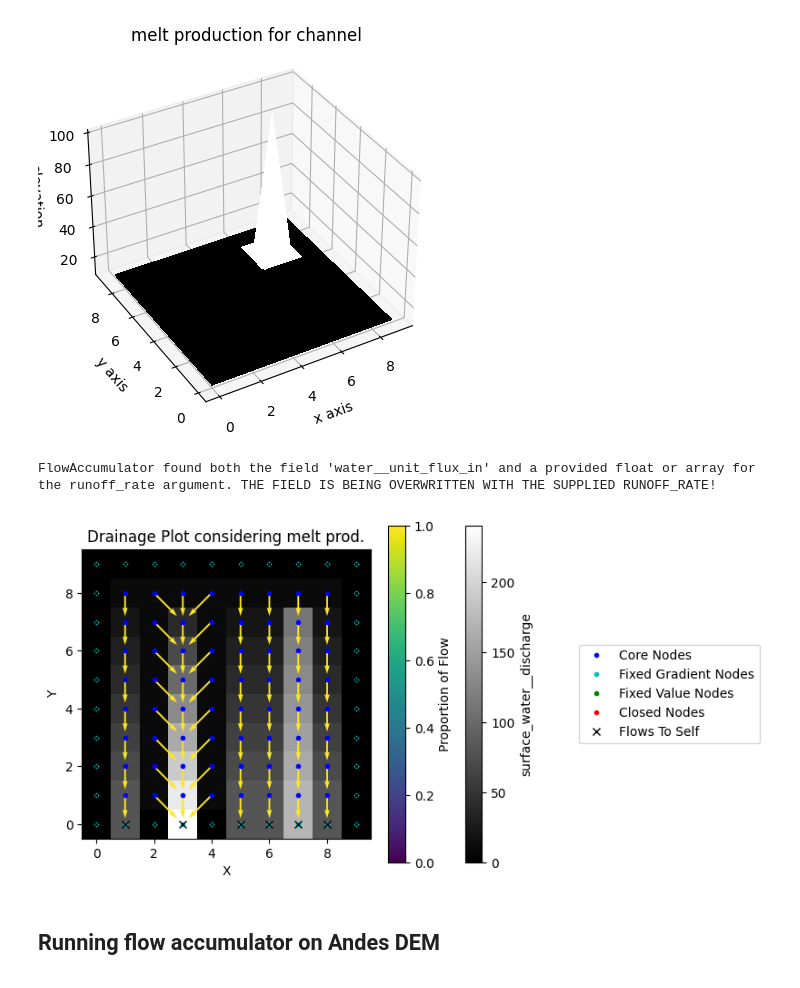
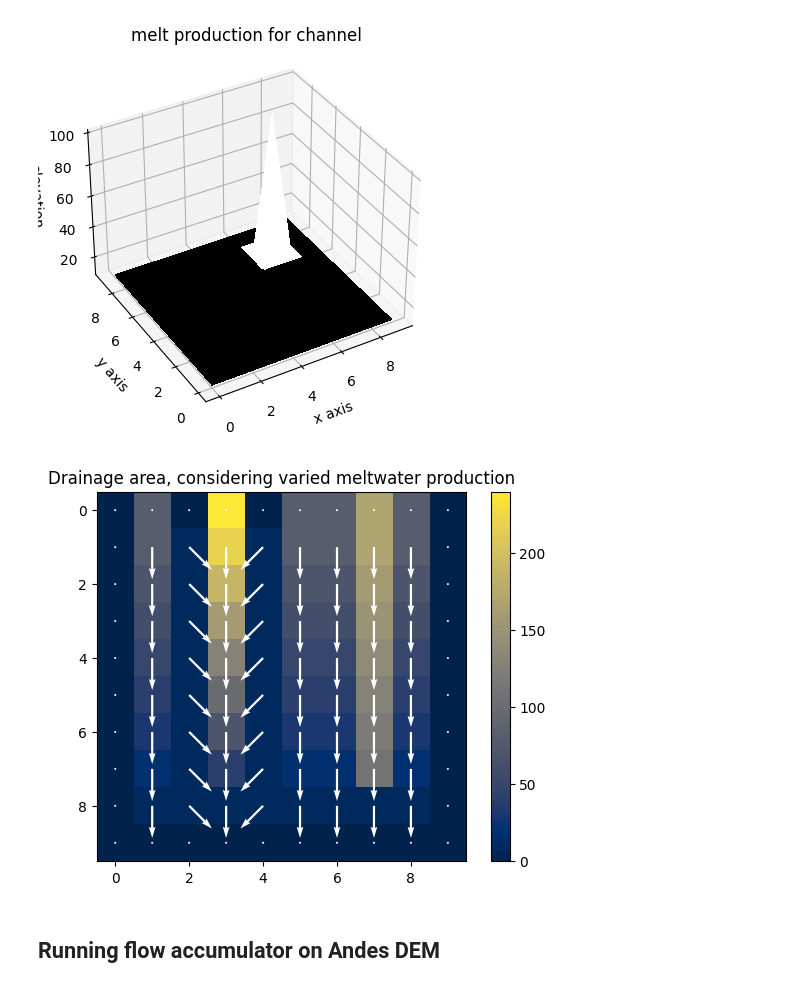
Before and after one commit to csdms-espin/ESPIn_2023_glacial_water_routing, a Jupyter notebook: MeltwaterRunoff_EmilyVersion.ipynb, the cells around one changed output. Cells and saved outputs as stored; diff of their text form; code cells hidden in the pictures.

```diff
--- a/MeltwaterRunoff_EmilyVersion.ipynb
+++ b/MeltwaterRunoff_EmilyVersion.ipynb
@@ -150,11 +68,10 @@ channel.surf_plot(surface='water__unit_flux_in',title='melt production for chann
 [figure]
 # %%
 channel.create_flow_acc(runoff_rate = runoff_rate)
-drainage_plot(channel.grid,surface='surface_water__discharge',title='Drainage Plot considering melt prod.')
+flowdir_plot(channel.grid,1,surface='surface_water__discharge',title='Drainage area, considering varied meltwater production')
 plt.show()
 # %% [output]
-FlowAccumulator found both the field 'water__unit_flux_in' and a provided float or array for the runoff_rate argument. THE FIELD IS BEING OVERWRITTEN WITH THE SUPPLIED RUNOFF_RATE!
-[figure, old version]
+[figure, new version]
 # %% [markdown]
 ## Running flow accumulator on Andes DEM
 # %% [markdown]
```
Also changed, not shown: parts of 16 cells of this notebook, 1 other file.
